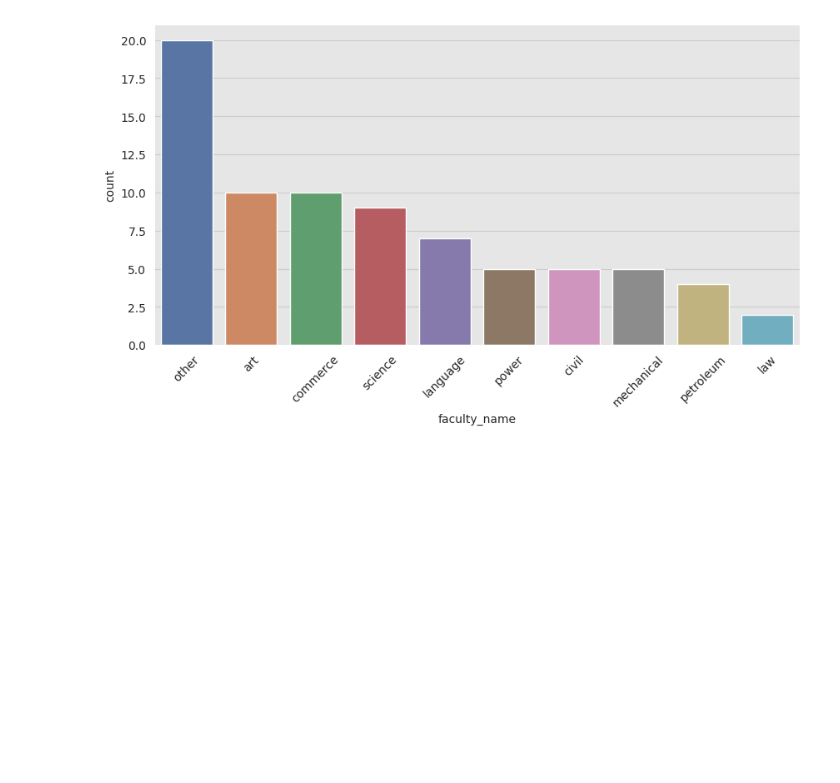
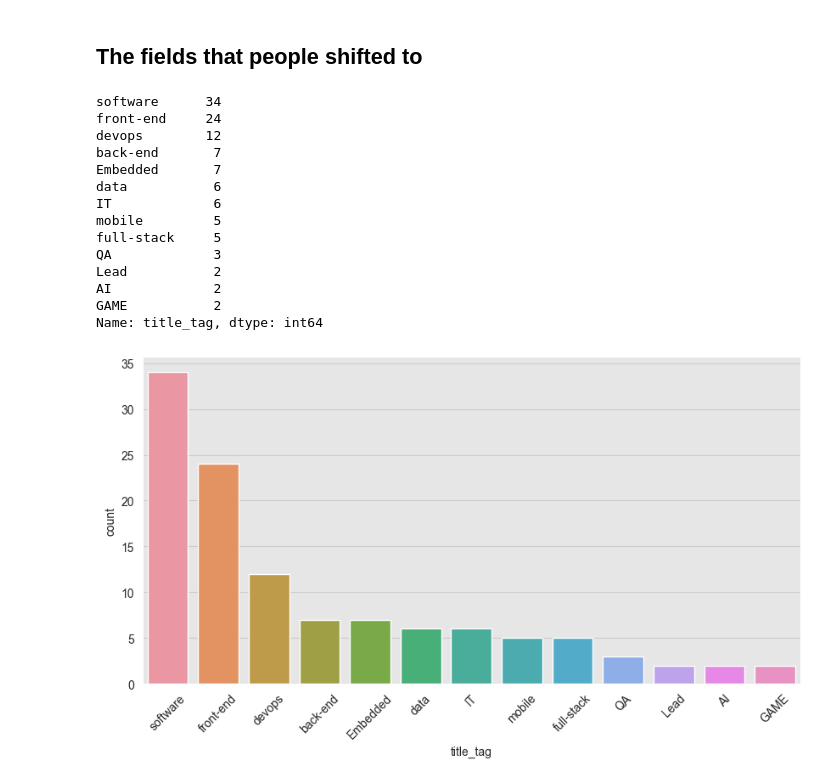
Before and after one commit to Mostafa-wael/Exploring-the-Landscape-of-the-Egyptian-Software-Market, a Jupyter notebook: notebooks/mechanism.ipynb, the cells around one changed output. Cells and saved outputs as stored; diff of their text form; code cells hidden in the pictures; blank space fills up the shorter version.

Commit message:
mecha

```diff
--- a/notebooks/mechanism.ipynb
+++ b/notebooks/mechanism.ipynb
@@ -75,0 +114,36 @@ len(df)
+# %%
+related_faculties = [
+    'computer',
+    'computing',
+    'electronic',
+    'biomedical',
+    'mechatronic',
+    'engineering',
+]
+
+# fill Nan faculty_name
+working_without_iti_df['faculty_name'] = working_without_iti_df['faculty_name'].fillna('did not specify')
+working_with_iti_df['faculty_name'] = working_with_iti_df['faculty_name'].fillna('did not specify')
+
+
+# Get the people who shifted their carrier and went to ITI
+shifted_with_iti_df = working_with_iti_df[~working_with_iti_df['faculty_name'].isin(related_faculties)]
+print("shifted_with_iti_df", shifted_with_iti_df.shape)
+print(shifted_with_iti_df['faculty_name'].value_counts())
+# plot People who shifted their carrier and went to ITI'
+plt.figure(figsize=(10, 5))
+sns.countplot(x='faculty_name', data=shifted_with_iti_df, order=shifted_with_iti_df['faculty_name'].value_counts().index)
+plt.xticks(rotation=45)
+plt.title('People who shifted their carrier and went to ITI')
+plt.show()
+
+# Get the people who shifted their carrier and did not go to ITI
+shifted_without_iti_df = working_without_iti_df[~working_without_iti_df['faculty_name'].isin(related_faculties)]
+print("shifted_without_iti_df", shifted_without_iti_df.shape)
+print(shifted_without_iti_df['faculty_name'].value_counts())
+# plot People who shifted their carrier and did not go to ITI
+plt.figure(figsize=(10, 5))
+sns.countplot(x='faculty_name', data=shifted_without_iti_df, order=shifted_without_iti_df['faculty_name'].value_counts().index)
+plt.xticks(rotation=45)
+plt.title('People who shifted their carrier and did not go to ITI')
+plt.show()
@@ -76,11 +169,28 @@ len(df)
+# %% [markdown]
+## The fields that people shifted to
 # %%
-# fill Nan faculty_name
-df['faculty_name'] = df['faculty_name'].fillna('other')
+# create shifted_df with the concat between shifted_without_iti_df and shifted_with_iti_df
+shifted_df = pd.concat([shifted_without_iti_df, shifted_with_iti_df])
 
-# plot faculty_name
+print(shifted_df['title_tag'].value_counts())
+# vis title tag
 plt.figure(figsize=(10, 5))
-sns.countplot(x='faculty_name', data=df, order=df['faculty_name'].value_counts().index)
+sns.countplot(x='title_tag', data=shifted_df, order=shifted_df['title_tag'].value_counts().index)
 plt.xticks(rotation=45)
 plt.show()
 # %% [output]
+software      34
+front-end     24
+devops        12
+back-end       7
+Embedded       7
+data           6
+IT             6
+mobile         5
+full-stack     5
+QA             3
+Lead           2
+AI             2
+GAME           2
+Name: title_tag, dtype: int64
-[figure, old version]
+[figure, new version]
```
Also changed, not shown: parts of 22 cells of this notebook.
